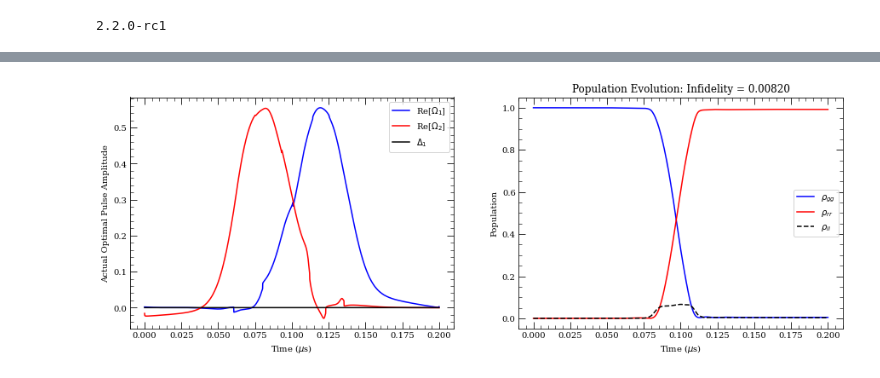
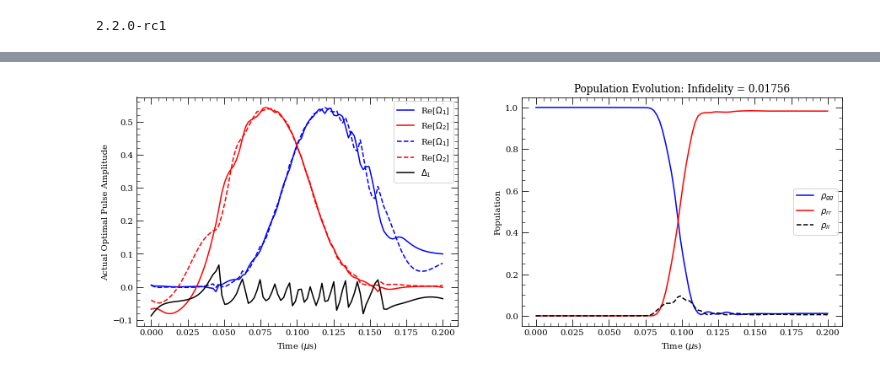
Before and after one commit to IQC-Numerical-Control-Engineering/Test, a Jupyter notebook: TF_GRAPE 3 Level_MESolve.ipynb, the cells around one changed output, grey strips where cells are left out. Drawn from its saved outputs; the diff is of its cells as text; code cells hidden in the pictures.

```diff
--- a/TF_GRAPE 3 Level_MESolve.ipynb
+++ b/TF_GRAPE 3 Level_MESolve.ipynb
@@ -85,14 +85,14 @@ Gamma_rTot = Gamma_ri + Gamma_rrp + Gamma_rgp #Total decay from Rydberg
 ###Set system parameters:
 Rabi_1 = 2*np.pi * 174 * MHz #Blue Rabi freq.
 Rabi_2 = 2*np.pi * 115 * MHz #Red Rabi freq.
-Delta_1 = 2*np.pi * 0 * MHz #Detuning for 3 lvl system at the i state
+Delta_1 = 2*np.pi * 750 * MHz #Detuning for 3 lvl system at the i state
 
 del_total = 2*np.pi * 0 * MHz #2 photon detuning
 
 ##Set time grid:
 t_0 = 0 #Initial time
 t_f = 200 * ns #Final time
-nt = 2000 #number of time points
+nt = 100 #number of time points
 delta_t = (t_f - t_0)/nt #time difference between steps
 tlist = np.linspace(0, t_f, nt)
 # %%
@@ -378,18 +386,19 @@ def MEsolve_5lvl_t(time, argsME5lvl):
     result = mesolve(H, psi0, time,  Decay_ops, [sig_rr, sig_ii, sig_gg], args = args) #Finds expectation of p_rr and p_ii and p_gg
 
     return result
-def Rabi_Pulse_Gaussian_2_tanh(t, args):
-    return 1/np.sqrt(2) * np.tanh(np.exp(-(t - args['t_f']/2 + args['tau']/2)**2/(args['sigma']**2)))
-def Rabi_Pulse_Gaussian_1_tanh(t, args):
-    return 1/np.sqrt(2) * np.tanh(np.exp(-(t - args['t_f']/2 - args['tau']/2)**2/(args['sigma']**2)))
+
 args_pulses = {'Rabi_01': Rabi_1, 'Rabi_02': Rabi_2, 't_f': t_f, 'tau': tau, 'sigma': sigma, 'Delta_1': Delta_1}
 
 #Set actual pulse amplitudes (tanh(ctrl_amplitudes))
-Rabi_1_Pulse_opt = 1/np.sqrt(2) * np.tanh(ctrl_amplitudes_final[:,1])
-Rabi_1_Pulse_opt_S = Cubic_Spline(tlist[0], tlist[-1], Rabi_1_Pulse_opt) #interpolated data for time evolution
+Rabi_1_Pulse_real_opt = 1/np.sqrt(2) * np.tanh(ctrl_amplitudes_final[:,1])
+Rabi_1_Pulse_opt_real_S = Cubic_Spline(tlist[0], tlist[-1], Rabi_1_Pulse_real_opt) #interpolated data for time evolution
+Rabi_1_Pulse_imag_opt = 1/np.sqrt(2) * np.tanh(ctrl_amplitudes_final[:,2])
+Rabi_1_Pulse_opt_imag_S = Cubic_Spline(tlist[0], tlist[-1], Rabi_1_Pulse_imag_opt) #interpolated data for time evolution
 
-Rabi_2_Pulse_opt = 1/np.sqrt(2) * np.tanh(ctrl_amplitudes_final[:,3])
-Rabi_2_Pulse_opt_S = Cubic_Spline(tlist[0], tlist[-1], Rabi_2_Pulse_opt)
+Rabi_2_Pulse_real_opt = 1/np.sqrt(2) * np.tanh(ctrl_amplitudes_final[:,3])
+Rabi_2_Pulse_opt_real_S = Cubic_Spline(tlist[0], tlist[-1], Rabi_2_Pulse_real_opt)
+Rabi_2_Pulse_imag_opt = 1/np.sqrt(2) * np.tanh(ctrl_amplitudes_final[:,4])
+Rabi_2_Pulse_opt_imag_S = Cubic_Spline(tlist[0], tlist[-1], Rabi_2_Pulse_imag_opt)
 
 Delta_1_opt = 1/np.sqrt(2) * np.tanh(ctrl_amplitudes_final[:,0])
 Delta_1_opt_S = Cubic_Spline(tlist[0], tlist[-1], Delta_1_opt)
@@ -397,33 +406,35 @@ Delta_1_opt_S = Cubic_Spline(tlist[0], tlist[-1], Delta_1_opt)
 ####TEST
 argsME5lvl = [args_pulses, Rabi_1_Pulse_opt_S, Rabi_2_Pulse_opt_S, Delta_1_opt_S, del_total, Gamma_ig, Gamma_ri, Gamma_rrp, Gamma_rgp]
 # argsME5lvl = [args_pulses, Rabi_Pulse_Gaussian_1_tanh, Rabi_Pulse_Gaussian_2_tanh, Delta_1, del_total, Gamma_ig, Gamma_ri, Gamma_rrp, Gamma_rgp]
 
 #Plot pulse shape:
 fig, (ax1, ax2) = plt.subplots(1, 2,figsize=(15,5))
-ax1.plot(tlist/us, Rabi_1_Pulse_opt, 'b', label = r'Re[$\Omega_1$]')
-ax1.plot(tlist/us, Rabi_2_Pulse_opt, 'r', label = r'Re[$\Omega_2$]')
+ax1.plot(tlist/us, Rabi_1_Pulse_real_opt, 'b', label = r'Re[$\Omega_1$]')
+ax1.plot(tlist/us, Rabi_2_Pulse_real_opt, 'r', label = r'Re[$\Omega_2$]')
+ax1.plot(tlist/us, Rabi_1_Pulse_imag_opt, 'b--', label = r'Re[$\Omega_1$]')
+ax1.plot(tlist/us, Rabi_2_Pulse_imag_opt, 'r--', label = r'Re[$\Omega_2$]')
 ax1.plot(tlist/us, Delta_1_opt, 'k', label = r'$\Delta_1$')
 
 ax1.set_xlabel(r'Time ($\mu$s)');
 ax1.set_ylabel(r'Actual Optimal Pulse Amplitude');
 
 ax1.legend();
 
 # #Solve Master Equation:
 result = MEsolve_5lvl_t(tlist, argsME5lvl)
 p_rr = result.expect[0]
 p_ii = result.expect[1]
 p_gg = result.expect[2]
 
 #Plot population evolution:
 ax2.plot(tlist/us, p_gg, 'b', label = r'$\rho_{gg}$')
 ax2.plot(tlist/us, p_rr, 'r', label = r'$\rho_{rr}$')
 ax2.plot(tlist/us, p_ii, 'k--', label = r'$\rho_{ii}$')
 
 ax2.set_xlabel(r'Time ($\mu$s)');
 ax2.set_ylabel(r'Population');
 ax2.set_title(r'Population Evolution: Infidelity = %.5f' %(1 - p_rr[-1]));
 
 ax2.legend();
 # %% [output]
-[figure, old version]
+[figure, new version]
```
Also changed, not shown: parts of 1 cell of this notebook.
